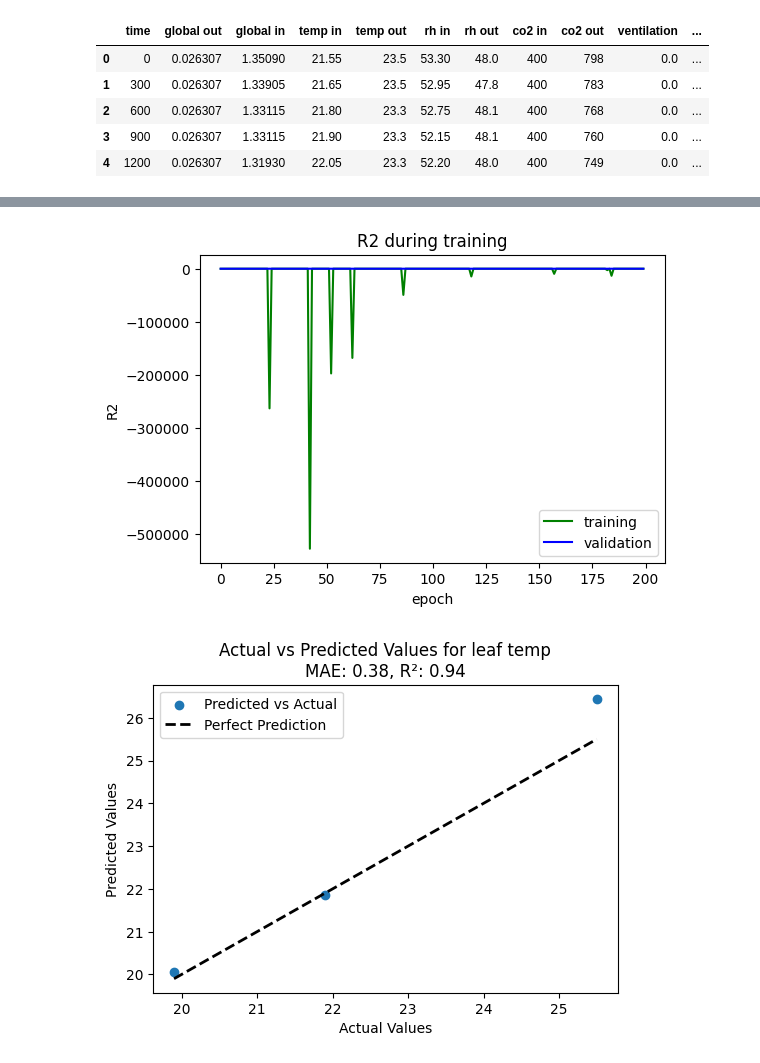
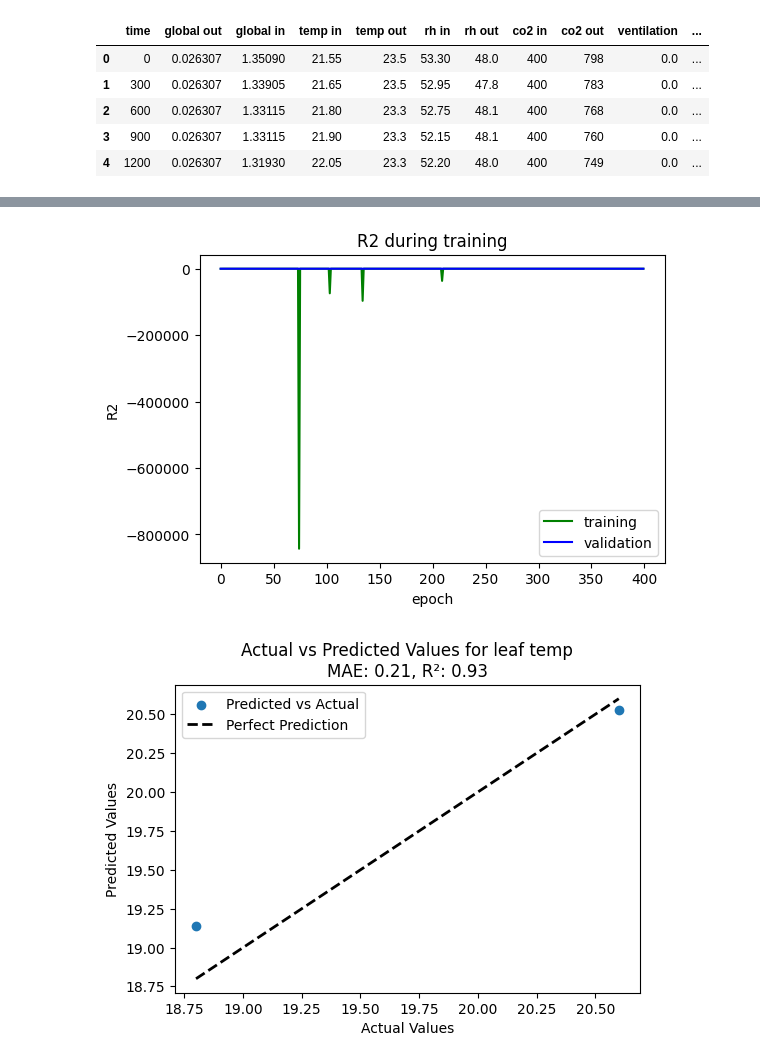
Before and after one commit to EfraimManurung/mini-greenhouse-model-train, a Jupyter notebook: train-dnn-model/main-dnn-dropout-leaf.ipynb, the cells around one changed output, grey strips where cells are left out. Cells and saved outputs as stored; diff of their text form; code cells hidden in the pictures.

Commit message:
latest progress with complede iot datasets and tidied, now the datasets are completed. Latest progress

```diff
--- a/train-dnn-model/main-dnn-dropout-leaf.ipynb
+++ b/train-dnn-model/main-dnn-dropout-leaf.ipynb
@@ -20,7 +20,7 @@ import seaborn as sns
 import pandas as pd
 
 # Load the datasets from separate files
-file_path = r"leaf-dataset-converted.xlsx"
+file_path = r"iot-datasets-train-dnn-leaf.xlsx"
 
 # Load and clean the training dataset
 mgh_data = pd.read_excel(file_path)
@@ -94,15 +94,15 @@ def train_and_evaluate_model(target_variable, flag_train, _epochs=100, _batch_si
         history = model.fit(X_train_scaled, y_train, epochs=_epochs, batch_size=_batch_size, validation_split=0.2, verbose=1)
 
         # Save the model in the recommended Keras format
-        model.save(f'trained-nn-dropout-models/{target_variable}_model.keras')
+        model.save(f'trained-dnn-dropout-models/{target_variable}_model.keras')
 
         # Save the scaler
-        joblib.dump(scaler, f'trained-nn-dropout-models/{target_variable}_scaler.pkl')
+        joblib.dump(scaler, f'trained-dnn-dropout-models/{target_variable}_scaler.pkl')
 
         y_hat_test = model.predict(X_test_scaled)
     else:
         # Load the model using the native Keras format
-        loaded_model = load_model(f'trained-nn-dropout-models/{target_variable}_model.keras', custom_objects={'r2_score_metric': r2_score_metric})
+        loaded_model = load_model(f'trained-dnn-dropout-models/{target_variable}_model.keras', custom_objects={'r2_score_metric': r2_score_metric})
 
         # Print model summary
         print("\nModel Summary:")
@@ -113,7 +113,7 @@ def train_and_evaluate_model(target_variable, flag_train, _epochs=100, _batch_si
         print(f"Total number of parameters: {total_params}")
 
         # Load the scaler
-        scaler = joblib.load(f'trained-nn-dropout-models/{target_variable}_scaler.pkl')
+        scaler = joblib.load(f'trained-dnn-dropout-models/{target_variable}_scaler.pkl')
 
         # Scale the test data
         X_test_scaled = scaler.transform(X_test)
@@ -162,5 +162,5 @@ def train_and_evaluate_model(target_variable, flag_train, _epochs=100, _batch_si
     plt.legend()
     plt.show()
 # %%
-train_and_evaluate_model('leaf temp', flag_train = True, _epochs = 200, _batch_size = 4)
+train_and_evaluate_model('leaf temp', flag_train = True, _epochs = 400, _batch_size = 4)
 # %% [output]
@@ -185,2 +186,2 @@ R²: 0.94
-[figure, old version]
+[figure, new version]
-[figure, old version]
+[figure, new version]
```
Also changed, not shown: parts of 1 cell of this notebook, 26 other files.
